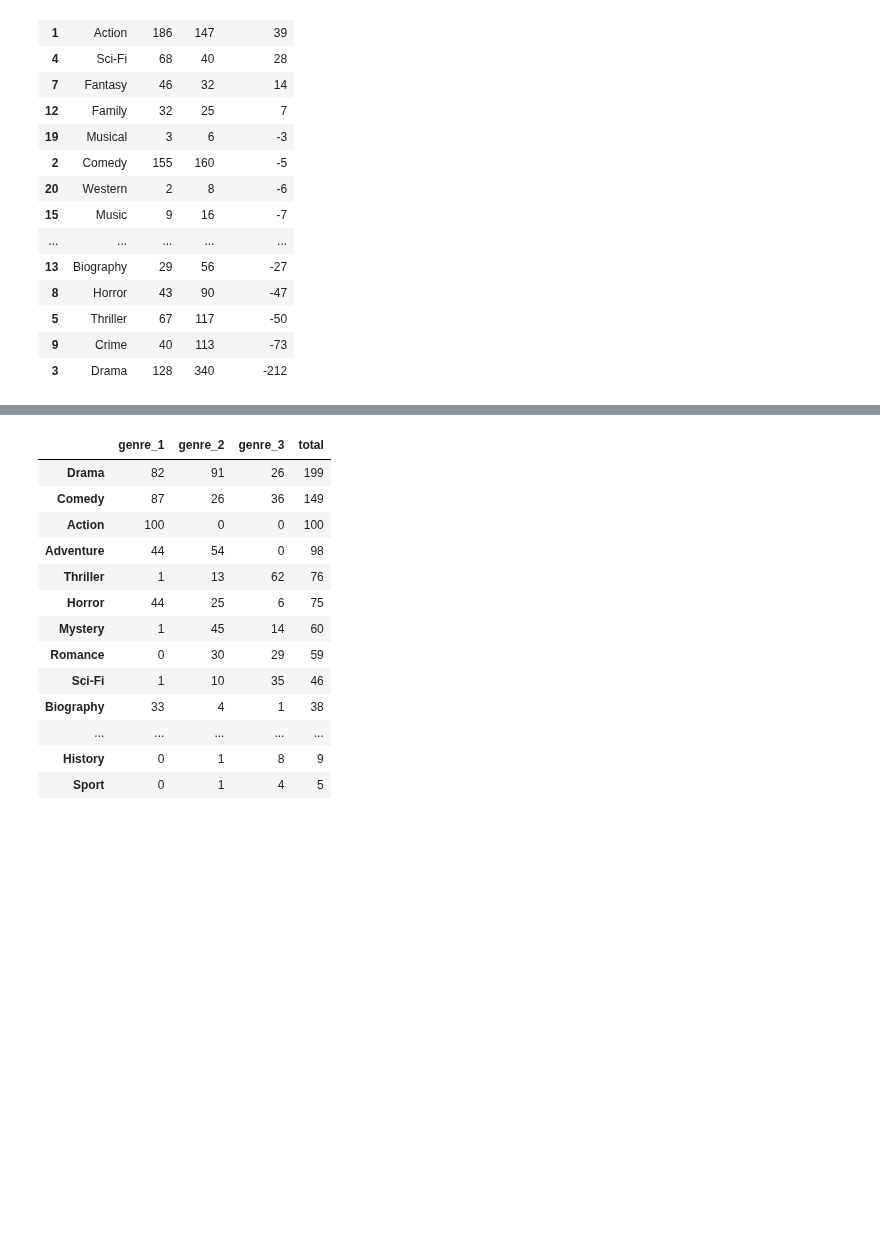
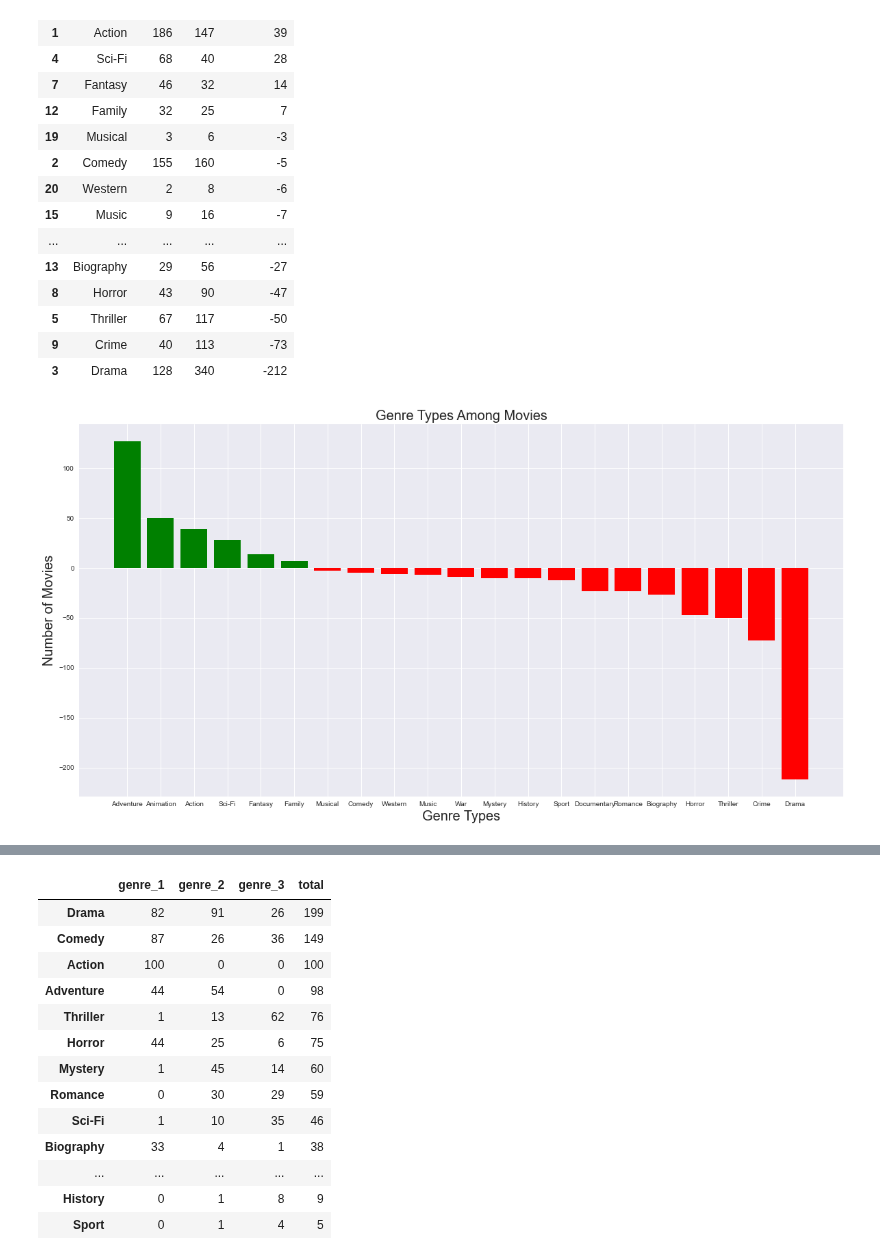
Before and after one commit to jxn628/dsc-phase-1-project, a Jupyter notebook: student.ipynb, the cells around one changed output, grey strips where cells are left out. Drawn from its saved outputs; the diff is of its cells as text; code cells hidden in the pictures; blank space fills up the shorter version.

```diff
--- a/student.ipynb
+++ b/student.ipynb
@@ -1281,3 +1494,17 @@ genre_comparison_df
 | 5 | Thriller | 67 | 117 | -50 |
 | 9 | Crime | 40 | 113 | -73 |
 | 3 | Drama | 128 | 340 | -212 |
+# %%
+df = genre_comparison_df
+
+fig, ax = plt.subplots(figsize = (20,10))
+
+ax.bar(x=df['index'], height=df['Difference'],  color=(df['Difference'] > 0).map({True: 'g',
+                                                    False: 'r'}))
+
+
+ax.set_xlabel('Genre Types', size=20)
+ax.set_ylabel('Number of Movies', size=20)
+ax.set_title('Genre Types Among Movies', size=20);
+# %% [output]
+[figure, added]
```
Also changed, not shown: parts of 19 cells of this notebook.
